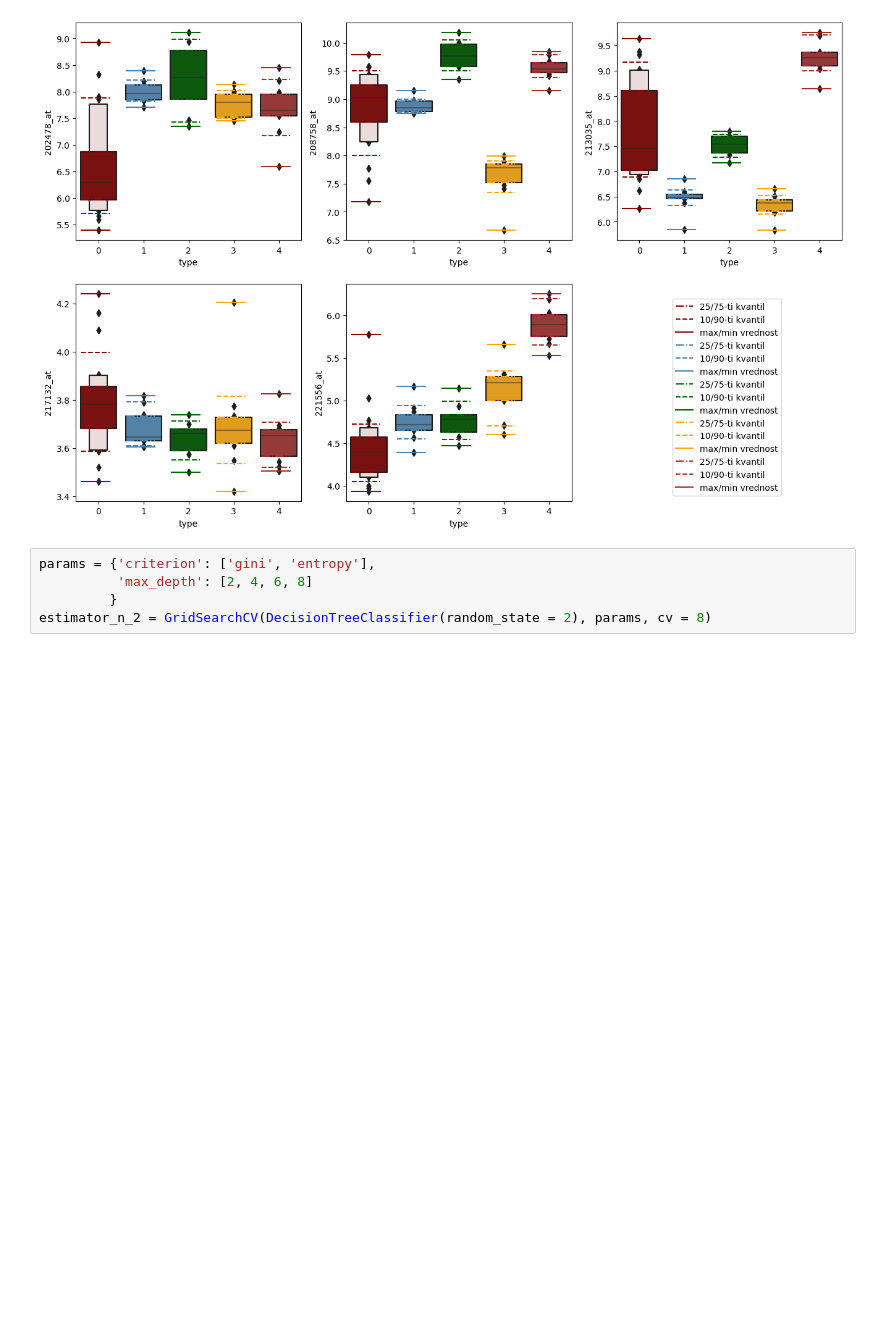
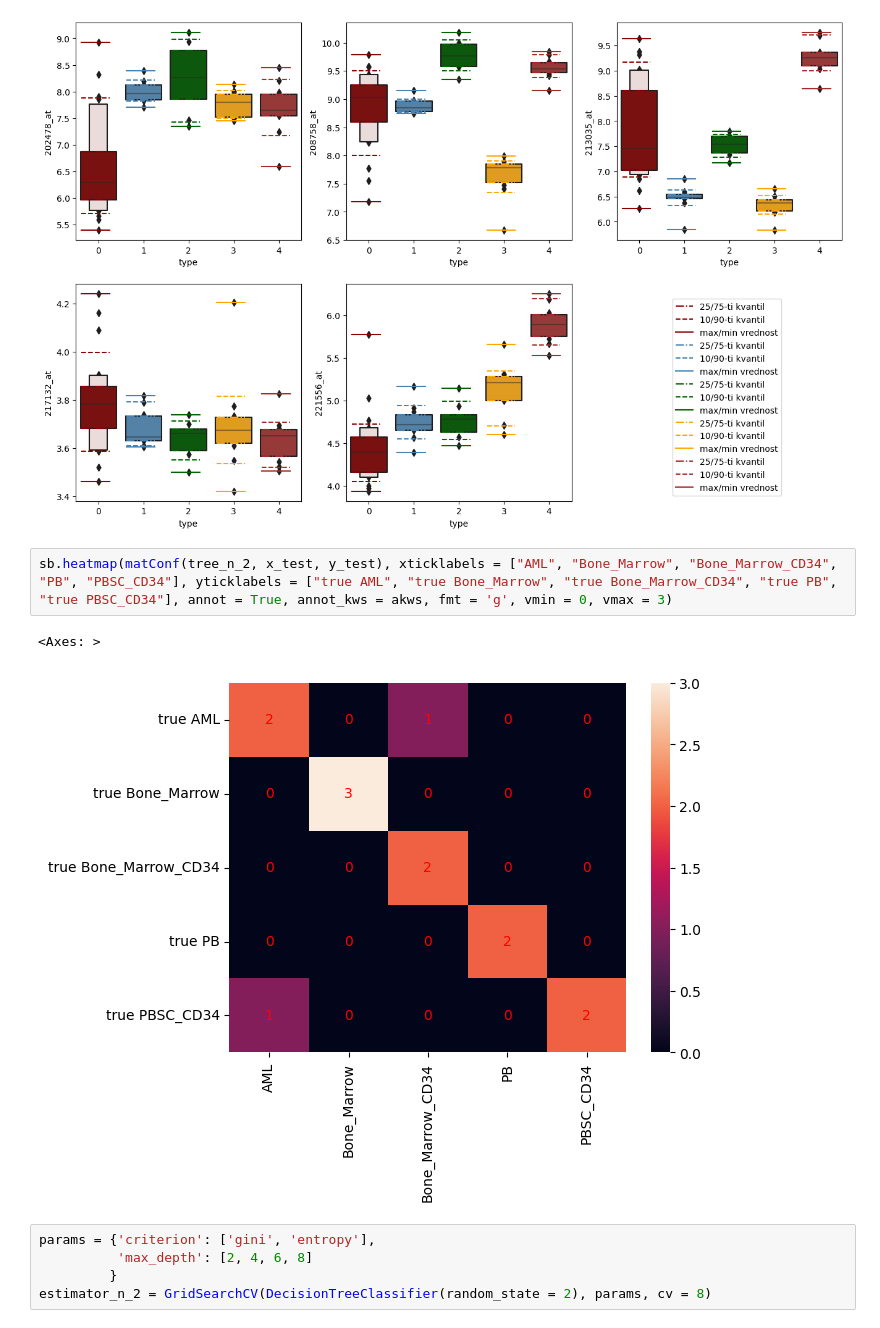
Before and after one commit to MATF-istrazivanje-podataka-1/2023_Data_Mining_Leukemia_Dataset, a Jupyter notebook: klasifikacija/Stabla odlucivanja.ipynb, the cells around one changed output. Cells and saved outputs as stored; diff of their text form; blank space fills up the shorter version.

```diff
--- a/klasifikacija/Stabla odlucivanja.ipynb
+++ b/klasifikacija/Stabla odlucivanja.ipynb
@@ -524,6 +524,11 @@ for key in data.keys():
 plt.show()
 # %% [output]
 [figure]
+# %%
+sb.heatmap(matConf(tree_n_2, x_test, y_test), xticklabels = ["AML", "Bone_Marrow", "Bone_Marrow_CD34", "PB", "PBSC_CD34"], yticklabels = ["true AML", "true Bone_Marrow", "true Bone_Marrow_CD34", "true PB", "true PBSC_CD34"], annot = True, annot_kws = akws, fmt = 'g', vmin = 0, vmax = 3)
+# %% [output]
+<Axes: >
+[figure, added]
 # %%
 params = {'criterion': ['gini', 'entropy'],
           'max_depth': [2, 4, 6, 8]
```
Also changed, not shown: parts of 2 cells of this notebook, 1 other file.
